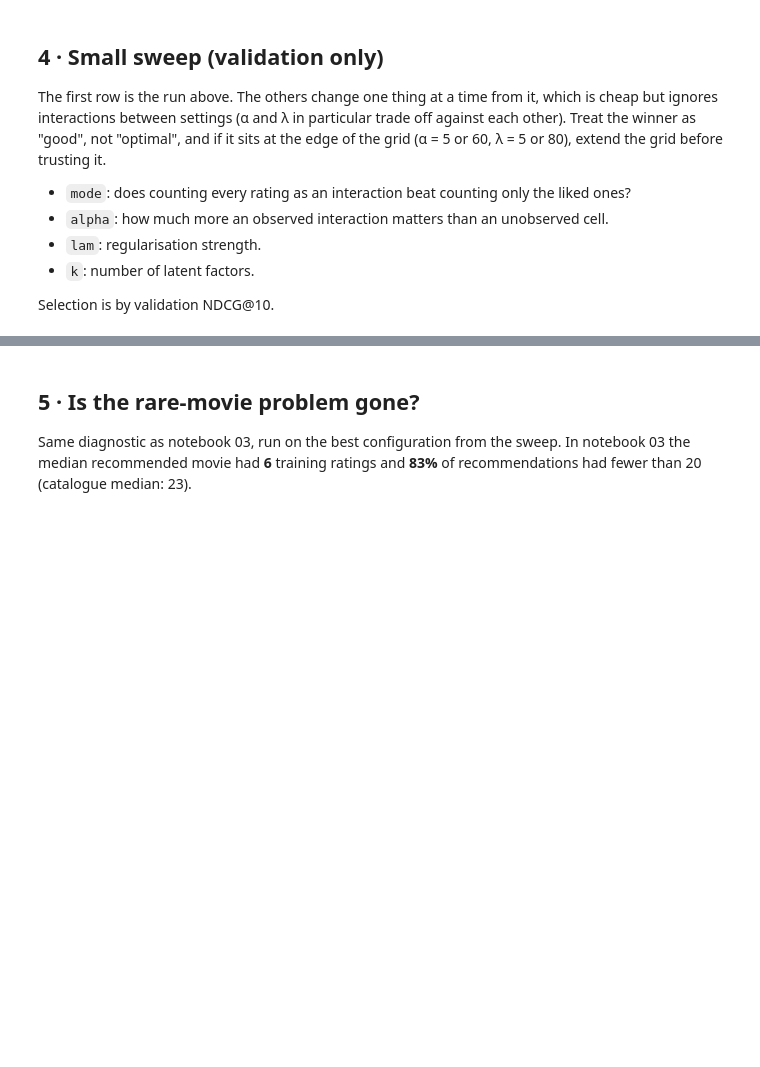
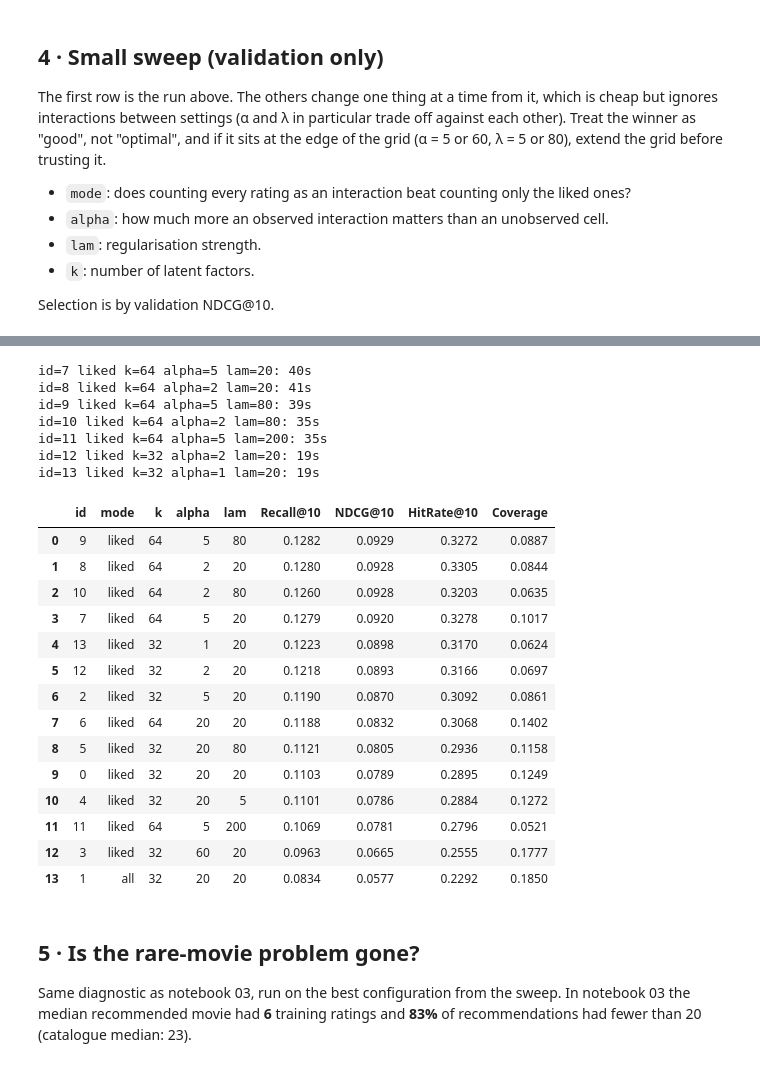
Before and after one commit to RavenKing45/Movie-Recommendation-System, a Jupyter notebook: notebooks/04_implicit_als.ipynb, the cells around one changed output, grey strips where cells are left out. Saved outputs shown, nothing was run; the diff lists cells and outputs as text; code cells hidden in the pictures; blank space fills up the shorter version.

```diff
--- a/notebooks/04_implicit_als.ipynb
+++ b/notebooks/04_implicit_als.ipynb
@@ -235,3 +238,50 @@ id=6 liked k=64 alpha=20 lam=20: 35s
+# %%
+new_cfgs = [
+    ("liked", 64, 5, 20),
+    ("liked", 64, 2, 20),
+    ("liked", 64, 5, 80),
+    ("liked", 64, 2, 80),
+    ("liked", 64, 5, 200),
+    ("liked", 32, 2, 20),
+    ("liked", 32, 1, 20),
+]
+start = len(all_cfgs)
+all_cfgs += new_cfgs
+
+for cid in range(start, len(all_cfgs)):
+    mode, k, alpha, lam = all_cfgs[cid]
+    t = time.time()
+    m, h = fit_implicit(train, mode, k, alpha, lam, n_iter=10, eval_fn=eval_val, eval_every=10)
+    models[cid] = m
+    rows.append({"id": cid, "mode": mode, "k": k, "alpha": alpha, "lam": lam,
+                 **h.iloc[-1].drop(["iter", "sec"]).to_dict()})
+    print(f"id={cid} {mode} k={k} alpha={alpha} lam={lam}: {time.time()-t:.0f}s")
+
+sweep = pd.DataFrame(rows).sort_values("NDCG@10", ascending=False).reset_index(drop=True)
+sweep.round(4)
+# %% [output]
+id=7 liked k=64 alpha=5 lam=20: 40s
+id=8 liked k=64 alpha=2 lam=20: 41s
+id=9 liked k=64 alpha=5 lam=80: 39s
+id=10 liked k=64 alpha=2 lam=80: 35s
+id=11 liked k=64 alpha=5 lam=200: 35s
+id=12 liked k=32 alpha=2 lam=20: 19s
+id=13 liked k=32 alpha=1 lam=20: 19s
+|  | id | mode | k | alpha | lam | Recall@10 | NDCG@10 | HitRate@10 | Coverage |
+| 0 | 9 | liked | 64 | 5 | 80 | 0.1282 | 0.0929 | 0.3272 | 0.0887 |
+| 1 | 8 | liked | 64 | 2 | 20 | 0.1280 | 0.0928 | 0.3305 | 0.0844 |
+| 2 | 10 | liked | 64 | 2 | 80 | 0.1260 | 0.0928 | 0.3203 | 0.0635 |
+| 3 | 7 | liked | 64 | 5 | 20 | 0.1279 | 0.0920 | 0.3278 | 0.1017 |
+| 4 | 13 | liked | 32 | 1 | 20 | 0.1223 | 0.0898 | 0.3170 | 0.0624 |
+| 5 | 12 | liked | 32 | 2 | 20 | 0.1218 | 0.0893 | 0.3166 | 0.0697 |
+| 6 | 2 | liked | 32 | 5 | 20 | 0.1190 | 0.0870 | 0.3092 | 0.0861 |
+| 7 | 6 | liked | 64 | 20 | 20 | 0.1188 | 0.0832 | 0.3068 | 0.1402 |
+| 8 | 5 | liked | 32 | 20 | 80 | 0.1121 | 0.0805 | 0.2936 | 0.1158 |
+| 9 | 0 | liked | 32 | 20 | 20 | 0.1103 | 0.0789 | 0.2895 | 0.1249 |
+| 10 | 4 | liked | 32 | 20 | 5 | 0.1101 | 0.0786 | 0.2884 | 0.1272 |
+| 11 | 11 | liked | 64 | 5 | 200 | 0.1069 | 0.0781 | 0.2796 | 0.0521 |
+| 12 | 3 | liked | 32 | 60 | 20 | 0.0963 | 0.0665 | 0.2555 | 0.1777 |
+| 13 | 1 | all | 32 | 20 | 20 | 0.0834 | 0.0577 | 0.2292 | 0.1850 |
 # %% [markdown]
 ## 5 · Is the rare-movie problem gone?
 Same diagnostic as notebook 03, run on the best configuration from the sweep. In notebook 03 the median recommended movie had **6** training ratings and **83%** of recommendations had fewer than 20 (catalogue median: 23).
```
Also changed, not shown: parts of 9 cells of this notebook.
